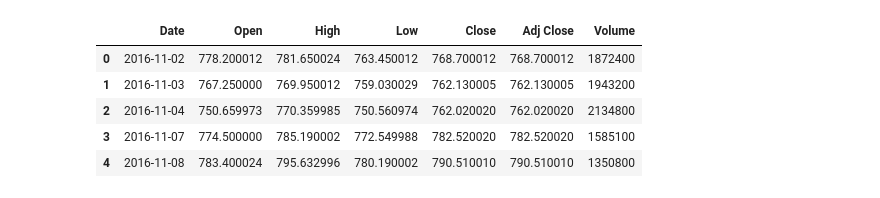
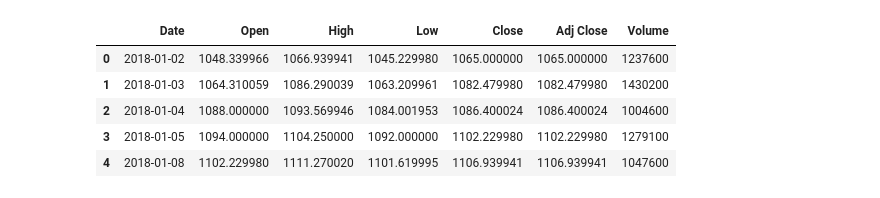
Before and after one commit to ashfarhangi/Reinforcement-Learning-Trading, a Jupyter notebook: Q_Learning_Agent.ipynb, the cells around one changed output. Saved outputs shown, nothing was run; the diff lists cells and outputs as text; code cells hidden in the pictures.

```diff
--- a/Q_Learning_Agent.ipynb
+++ b/Q_Learning_Agent.ipynb
@@ -18,13 +14,13 @@ Mounted at /content/gdrive
 # %%
-df = pd.read_csv('/content/gdrive/My Drive/Colab Notebooks/2.Intelligent Systems/data/google_year.csv')
+df = pd.read_csv('/content/gdrive/My Drive/Colab Notebooks/2.Intelligent Systems/data/Google1819.csv')
 df.head()
 # %% [output]
 |  | Date | Open | High | Low | Close | Adj Close | Volume |
-| 0 | 2016-11-02 | 778.200012 | 781.650024 | 763.450012 | 768.700012 | 768.700012 | 1872400 |
-| 1 | 2016-11-03 | 767.250000 | 769.950012 | 759.030029 | 762.130005 | 762.130005 | 1943200 |
-| 2 | 2016-11-04 | 750.659973 | 770.359985 | 750.560974 | 762.020020 | 762.020020 | 2134800 |
-| 3 | 2016-11-07 | 774.500000 | 785.190002 | 772.549988 | 782.520020 | 782.520020 | 1585100 |
-| 4 | 2016-11-08 | 783.400024 | 795.632996 | 780.190002 | 790.510010 | 790.510010 | 1350800 |
+| 0 | 2018-01-02 | 1048.339966 | 1066.939941 | 1045.229980 | 1065.000000 | 1065.000000 | 1237600 |
+| 1 | 2018-01-03 | 1064.310059 | 1086.290039 | 1063.209961 | 1082.479980 | 1082.479980 | 1430200 |
+| 2 | 2018-01-04 | 1088.000000 | 1093.569946 | 1084.001953 | 1086.400024 | 1086.400024 | 1004600 |
+| 3 | 2018-01-05 | 1094.000000 | 1104.250000 | 1092.000000 | 1102.229980 | 1102.229980 | 1279100 |
+| 4 | 2018-01-08 | 1102.229980 | 1111.270020 | 1101.619995 | 1106.939941 | 1106.939941 | 1047600 |
 # %%
 from collections import deque
 import random
```
Also changed, not shown: parts of 4 cells of this notebook.
